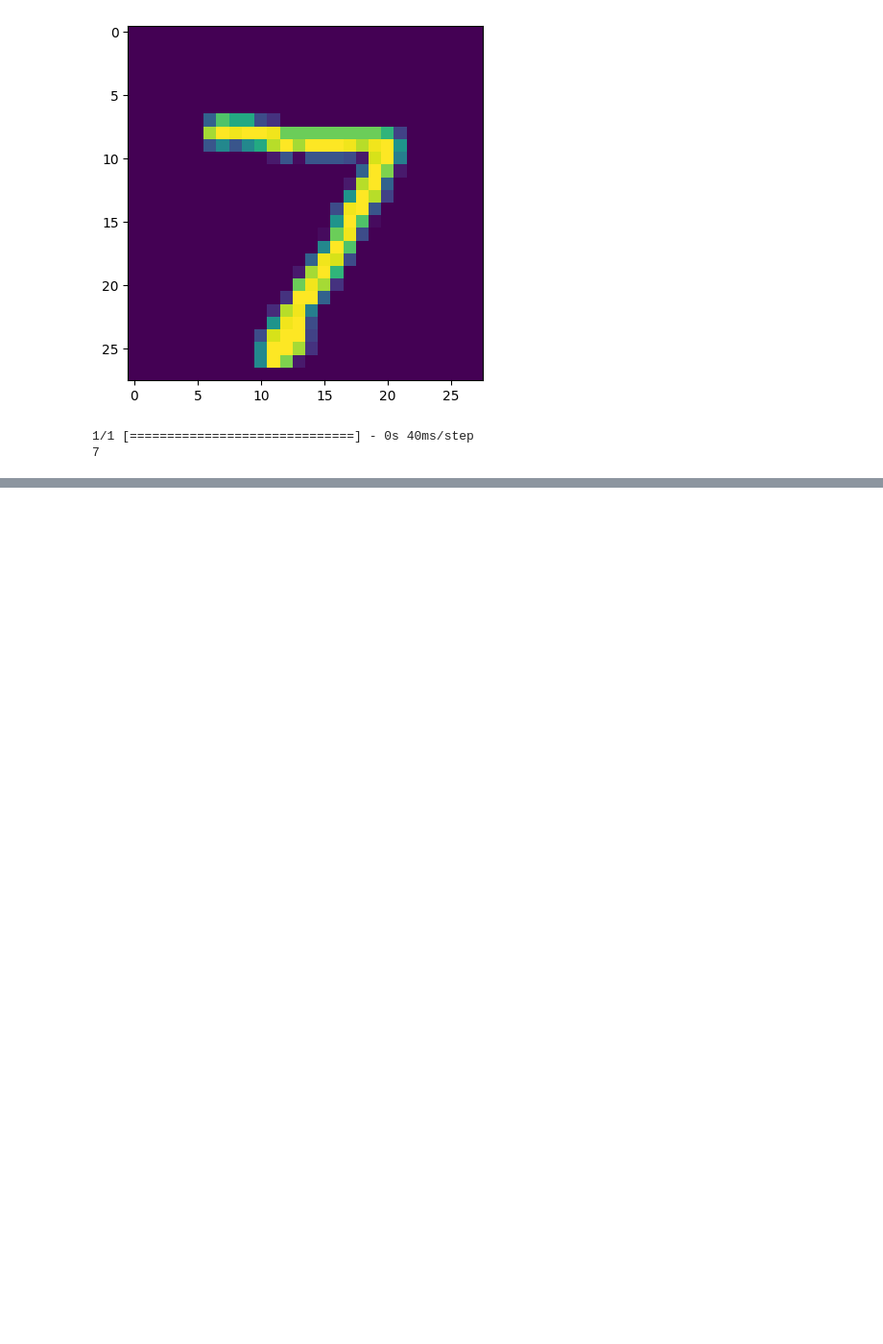
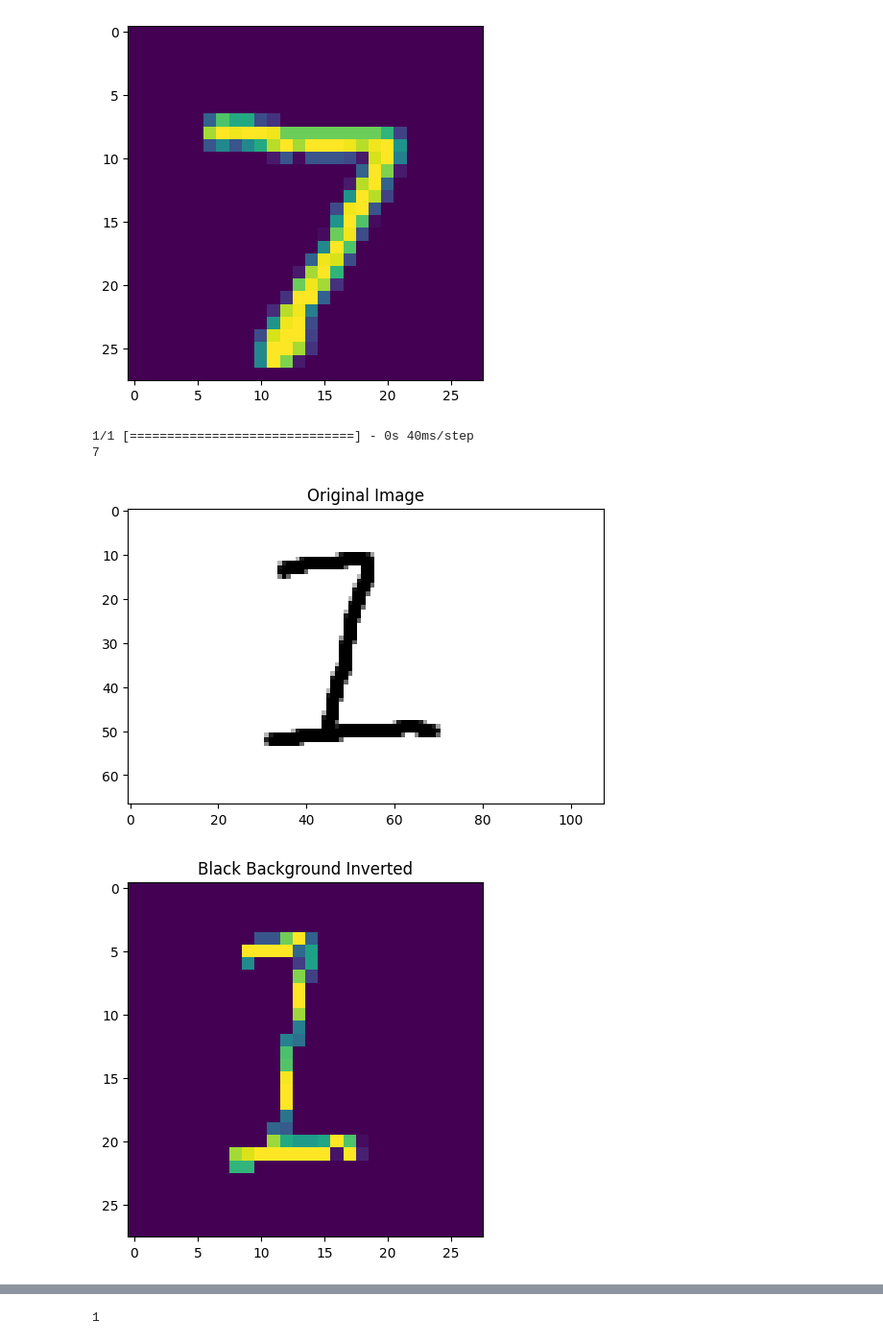
Before and after one commit to galegoer/face-detection, a Jupyter notebook: Handwritten Digit Classification.ipynb, the cells around one changed output, grey strips where cells are left out. Shown at 96% size. Drawn from its saved outputs; the diff is of its cells as text; code cells hidden in the pictures; blank space fills up the shorter version.

Commit message:
Added preprocessing for images
- added adjustment for images that are drawn and do not look exactly like the training dataset
- images now preprocessed before being analyzed

```diff
--- a/Handwritten Digit Classification.ipynb
+++ b/Handwritten Digit Classification.ipynb
@@ -182,3 +183,18 @@ predict_img('from_dataset.png')
 [figure]
 1/1 [==============================] - 0s 40ms/step
 7
+# %%
+def getBestShift(img):
+    cy,cx = ndimage.center_of_mass(img)
+
+    rows,cols = img.shape
+    shiftx = np.round(cols/2.0-cx).astype(int)
+    shifty = np.round(rows/2.0-cy).astype(int)
+
+    return shiftx,shifty
+# %%
+def shift(img,sx,sy):
+    rows,cols = img.shape
+    M = np.float32([[1,0,sx],[0,1,sy]])
+    shifted = cv2.warpAffine(img,M,(cols,rows))
+    return shifted
@@ -184,0 +288,6 @@ predict_img('from_dataset.png')
+# %%
+# test on pixel drawn 1 (saved as file)
+guess_number(True, "1.png")
+# %% [output]
+[figure, added]
+[figure, added]
@@ -184,0 +298 @@ predict_img('from_dataset.png')
+1
```
Also changed, not shown: parts of 5 cells of this notebook, 2 other files.
